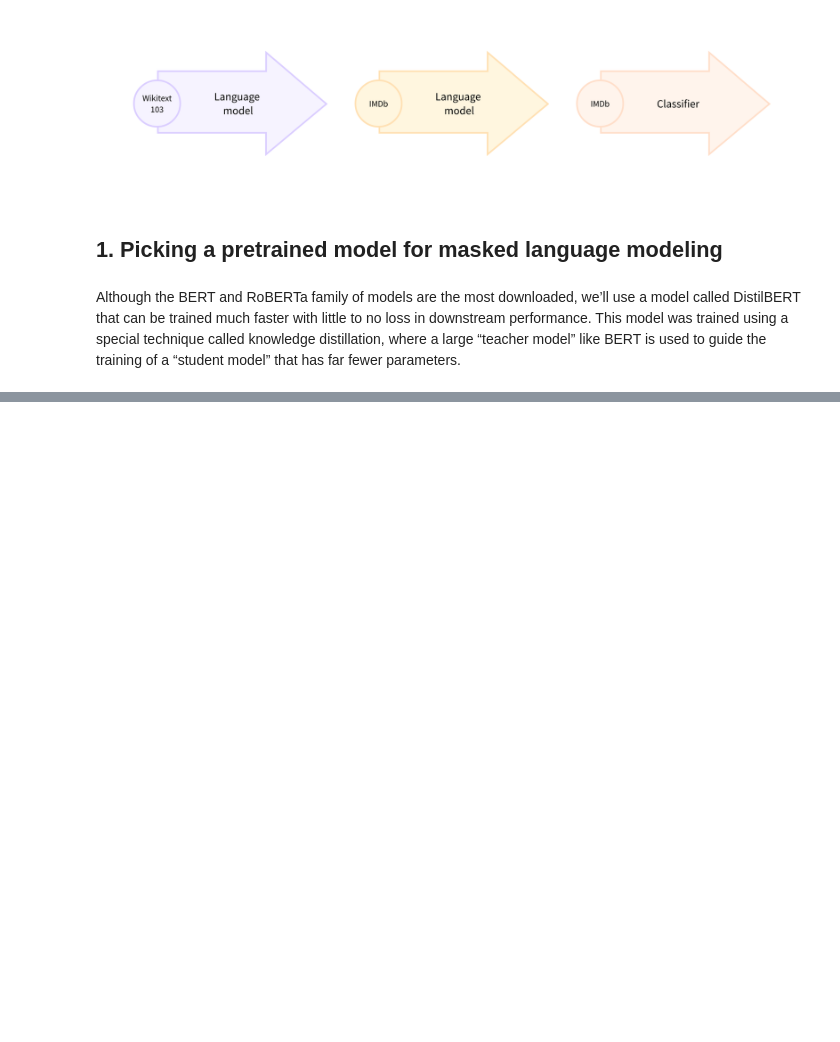
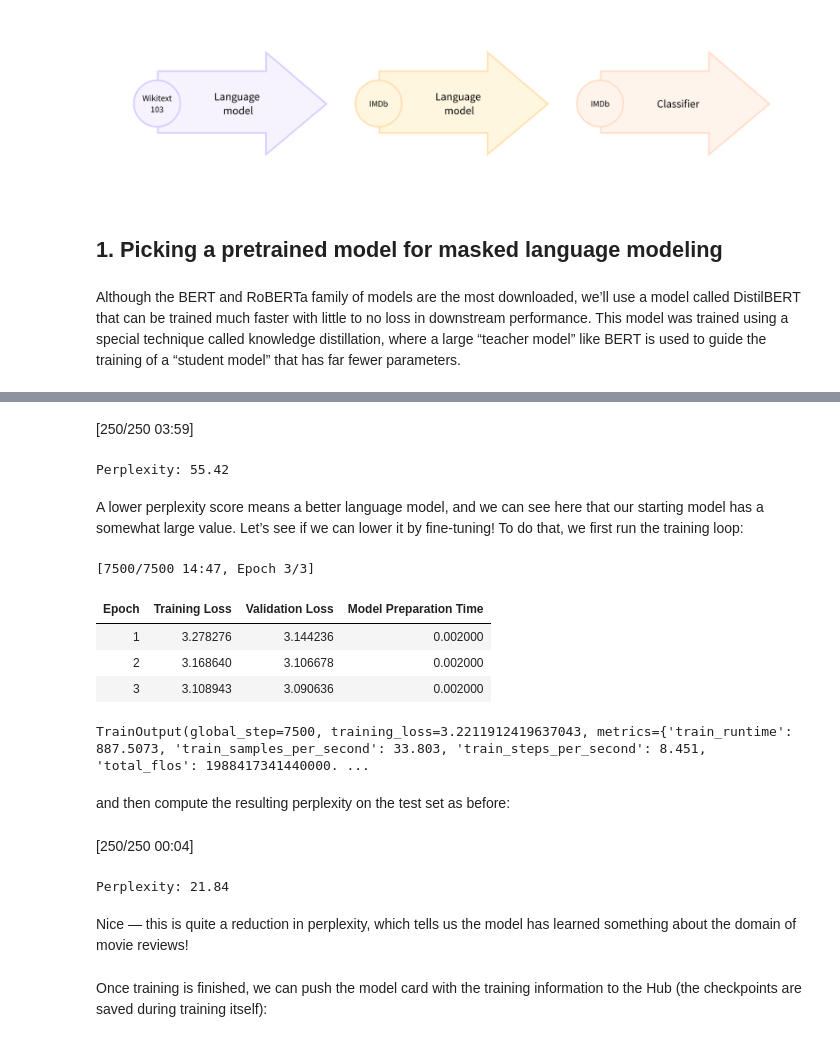
Before and after one commit to ArrayPowerPlay/LLM-Introduction, a Jupyter notebook: 6. classical NLP tasks/mask_language_modeling.ipynb, the cells around one changed output, grey strips where cells are left out. Drawn from its saved outputs; the diff is of its cells as text; code cells hidden in the pictures; blank space fills up the shorter version.

Commit message:
fine-tuned distil bert for mlm task

```diff
--- a/6. classical NLP tasks/mask_language_modeling.ipynb
+++ b/6. classical NLP tasks/mask_language_modeling.ipynb
@@ -19,0 +165,2 @@ model = AutoModelForMasked
+# %%
+chunk_size = 256
@@ -19,0 +351,10 @@ model = AutoModelForMasked
+# %%
+train_size = 10_000
+test_size = int(0.1 * train_size)
+
+downsampled_dataset = lm_dataset["train"].train_test_split(
+    train_size=train_size,
+    test_size=test_size,
+    seed=42
+)
+downsampled_dataset
@@ -19,0 +382,20 @@ model = AutoModelForMasked
+# %%
+from transformers import TrainingArguments
+
+batch_size = 64
+# Show the training loss every epoch
+logging_steps = len(downsampled_dataset["train"]) // batch_size
+
+training_args = TrainingArguments(
+    output_dir=f"{checkpoint}-finetuned-imdb-mlm",
+    eval_strategy="epoch",
+    learning_rate=2e-5,
+    weight_decay=0.01,
+    per_device_eval_batch_size=4,
+    per_device_train_batch_size=4,
+    logging_strategy="steps",
+    logging_steps=logging_steps,
+    push_to_hub=True,
+    fp16=True,
+    remove_unused_columns=False
+)
@@ -19,0 +404,11 @@ model = AutoModelForMasked
+# %%
+from transformers import Trainer
+
+trainer = Trainer(
+    args=training_args,
+    model=model,
+    train_dataset=downsampled_dataset["train"],
+    eval_dataset=downsampled_dataset["test"],
+    data_collator=whole_word_masking_data_collator,
+    processing_class=tokenizer
+)
@@ -19,0 +423,31 @@ model = AutoModelForMasked
+# %%
+import math
+
+eval_results = trainer.evaluate()
+print(f"Perplexity: {math.exp(eval_results['eval_loss']):.2f}")
+# %% [output]
+[250/250 03:59]
+Perplexity: 55.42
+# %% [markdown]
+A lower perplexity score means a better language model, and we can see here that our starting model has a somewhat large value. Let’s see if we can lower it by fine-tuning! To do that, we first run the training loop:
+# %%
+trainer.train()
+# %% [output]
+[7500/7500 14:47, Epoch 3/3]
+| Epoch | Training Loss | Validation Loss | Model Preparation Time |
+| 1 | 3.278276 | 3.144236 | 0.002000 |
+| 2 | 3.168640 | 3.106678 | 0.002000 |
+| 3 | 3.108943 | 3.090636 | 0.002000 |
+TrainOutput(global_step=7500, training_loss=3.2211912419637043, metrics={'train_runtime': 887.5073, 'train_samples_per_second': 33.803, 'train_steps_per_second': 8.451, 'total_flos': 1988417341440000. ...
+# %% [markdown]
+and then compute the resulting perplexity on the test set as before:
+# %%
+eval_results = trainer.evaluate()
+print(f"Perplexity: {math.exp(eval_results['eval_loss']):.2f}")
+# %% [output]
+[250/250 00:04]
+Perplexity: 21.84
+# %% [markdown]
+Nice — this is quite a reduction in perplexity, which tells us the model has learned something about the domain of movie reviews!
+# %% [markdown]
+Once training is finished, we can push the model card with the training information to the Hub (the checkpoints are saved during training itself):
```
Also changed, not shown: parts of 91 cells of this notebook, 1 other file.
